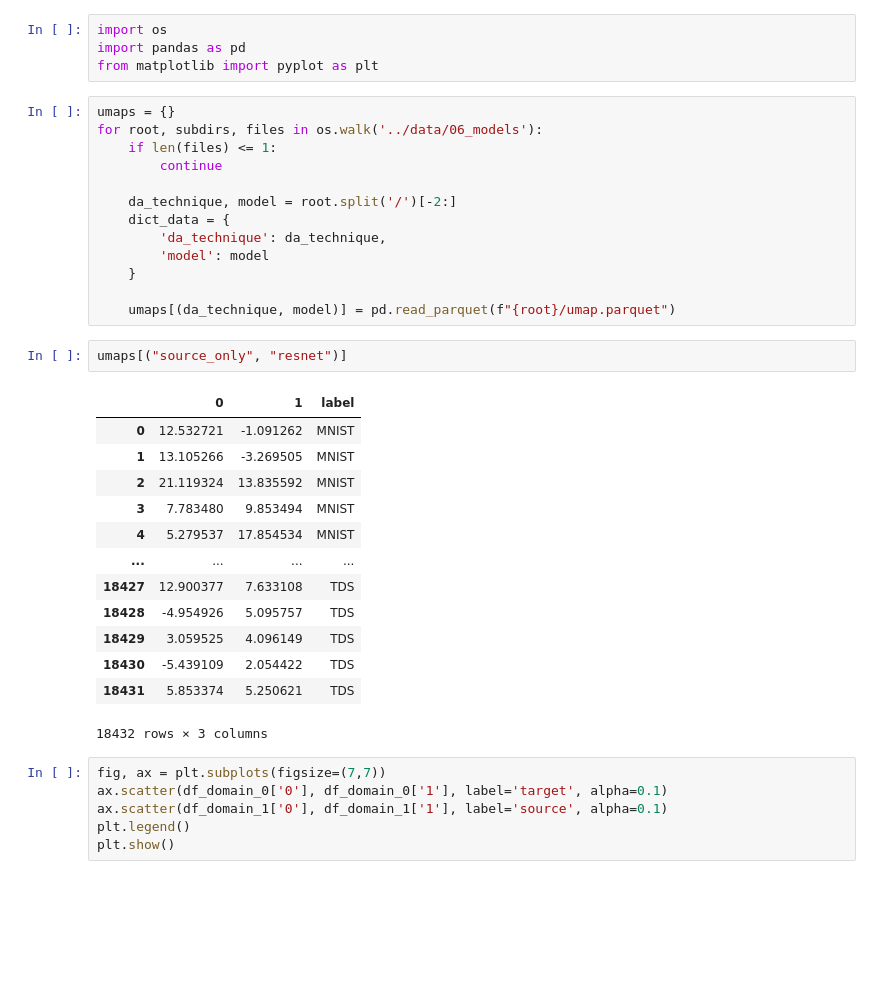
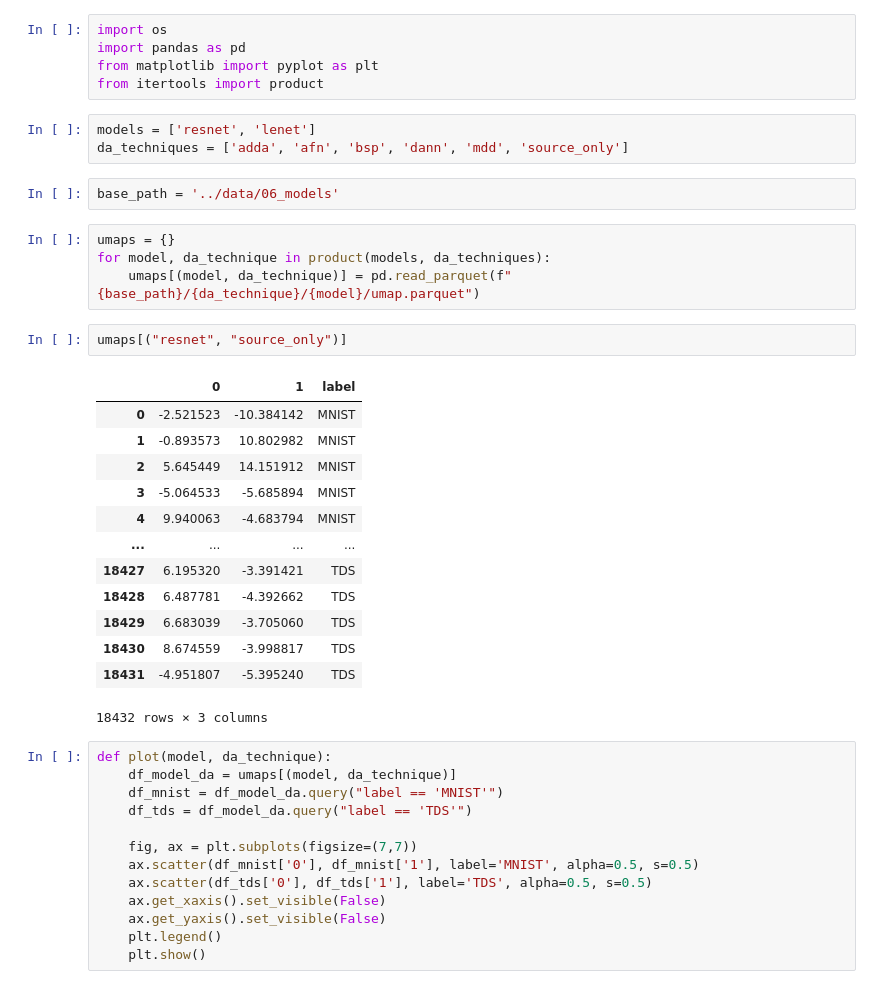
Before and after one commit to flianza/ocr-telegrams-with-domain-adaptation, a Jupyter notebook: notebooks/eda_umap.ipynb, the cells around one changed output. Saved outputs shown, nothing was run; the diff lists cells and outputs as text; blank space fills up the shorter version.

```diff
--- a/notebooks/eda_umap.ipynb
+++ b/notebooks/eda_umap.ipynb
@@ -2,38 +2,42 @@
 import os
 import pandas as pd
 from matplotlib import pyplot as plt
+from itertools import product
-# %%
-umaps = {}
-for root, subdirs, files in os.walk('../data/06_models'):
-    if len(files) <= 1:
-        continue
-
-    da_technique, model = root.split('/')[-2:]
-    dict_data = {
-        'da_technique': da_technique,
-        'model': model
-    }
-
-    umaps[(da_technique, model)] = pd.read_parquet(f"{root}/umap.parquet")
+# %%
+models = ['resnet', 'lenet']
+da_techniques = ['adda', 'afn', 'bsp', 'dann', 'mdd', 'source_only']
+# %%
+base_path = '../data/06_models'
+# %%
+umaps = {}
+for model, da_technique in product(models, da_techniques):
+    umaps[(model, da_technique)] = pd.read_parquet(f"{base_path}/{da_technique}/{model}/umap.parquet")
 # %%
-umaps[("source_only", "resnet")]
+umaps[("resnet", "source_only")]
 # %% [output]
 |  | 0 | 1 | label |
-| 0 | 12.532721 | -1.091262 | MNIST |
-| 1 | 13.105266 | -3.269505 | MNIST |
-| 2 | 21.119324 | 13.835592 | MNIST |
-| 3 | 7.783480 | 9.853494 | MNIST |
-| 4 | 5.279537 | 17.854534 | MNIST |
+| 0 | -2.521523 | -10.384142 | MNIST |
+| 1 | -0.893573 | 10.802982 | MNIST |
+| 2 | 5.645449 | 14.151912 | MNIST |
+| 3 | -5.064533 | -5.685894 | MNIST |
+| 4 | 9.940063 | -4.683794 | MNIST |
 | ... | ... | ... | ... |
-| 18427 | 12.900377 | 7.633108 | TDS |
-| 18428 | -4.954926 | 5.095757 | TDS |
-| 18429 | 3.059525 | 4.096149 | TDS |
-| 18430 | -5.439109 | 2.054422 | TDS |
-| 18431 | 5.853374 | 5.250621 | TDS |
+| 18427 | 6.195320 | -3.391421 | TDS |
+| 18428 | 6.487781 | -4.392662 | TDS |
+| 18429 | 6.683039 | -3.705060 | TDS |
+| 18430 | 8.674559 | -3.998817 | TDS |
+| 18431 | -4.951807 | -5.395240 | TDS |
 18432 rows × 3 columns
 # %%
-fig, ax = plt.subplots(figsize=(7,7))
-ax.scatter(df_domain_0['0'], df_domain_0['1'], label='target', alpha=0.1)
-ax.scatter(df_domain_1['0'], df_domain_1['1'], label='source', alpha=0.1)
-plt.legend()
-plt.show()
+def plot(model, da_technique):
+    df_model_da = umaps[(model, da_technique)]
+    df_mnist = df_model_da.query("label == 'MNIST'")
+    df_tds = df_model_da.query("label == 'TDS'")
+
+    fig, ax = plt.subplots(figsize=(7,7))
+    ax.scatter(df_mnist['0'], df_mnist['1'], label='MNIST', alpha=0.5, s=0.5)
+    ax.scatter(df_tds['0'], df_tds['1'], label='TDS', alpha=0.5, s=0.5)
+    ax.get_xaxis().set_visible(False)
+    ax.get_yaxis().set_visible(False)
+    plt.legend()
+    plt.show()
```
Also changed, not shown: parts of 2 cells of this notebook, 17 other files.
